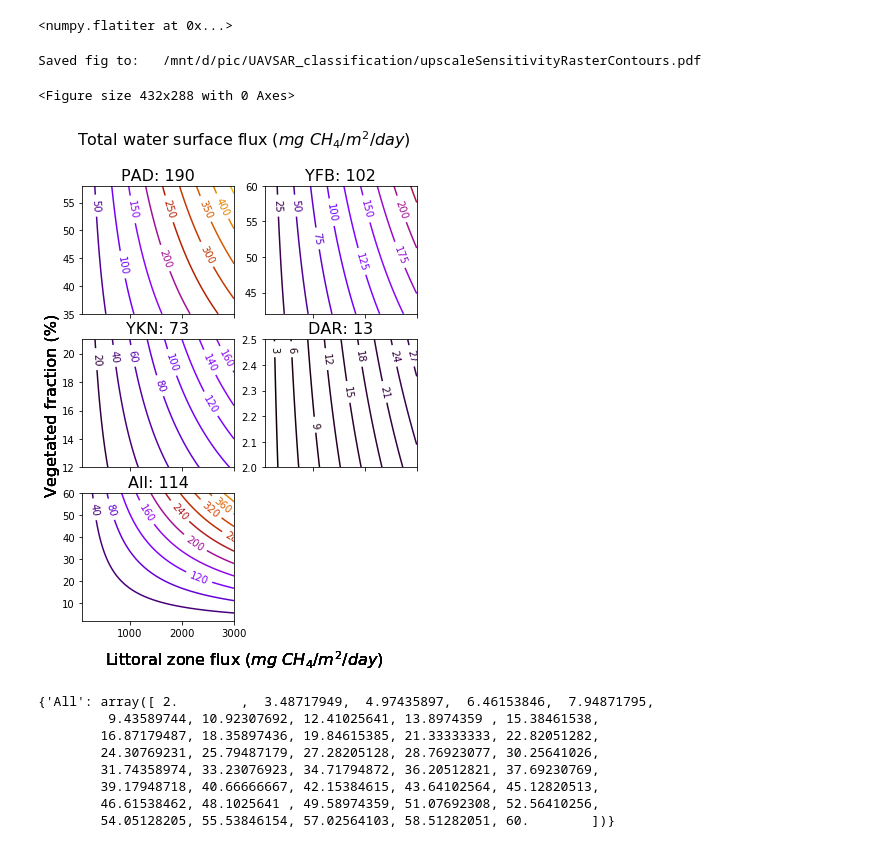
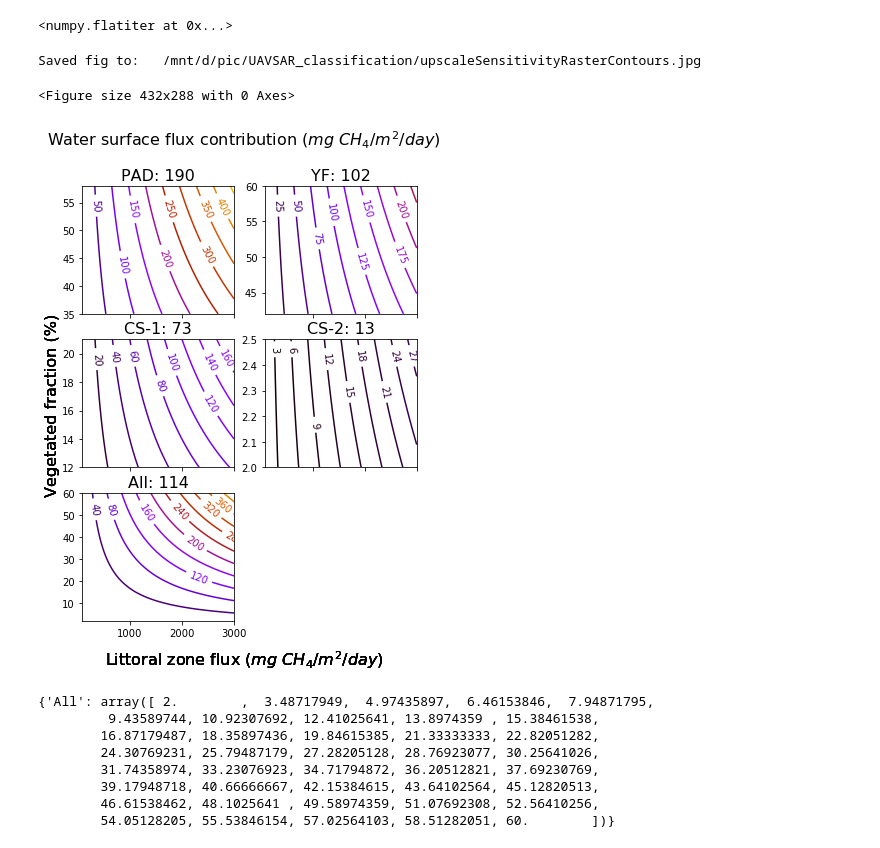
Before and after one commit to ekcomputer/random-wetlands, a Jupyter notebook: analysis/upscaleFromLandcover.ipynb, the cells around one changed output. Saved outputs shown, nothing was run; the diff lists cells and outputs as text; code cells hidden in the pictures.

```diff
--- a/analysis/upscaleFromLandcover.ipynb
+++ b/analysis/upscaleFromLandcover.ipynb
@@ -304,6 +306,10 @@ class nf(float):
     # axis
 fig, ax = plt.subplots(shape[0], shape[1], sharex=True, figsize=(6,8))
 
+    # quick fix
+# quick_title=SITES # keep unchanged
+quick_title=['PAD','YF','CS-1','CS-2','All'] # keep unchanged
+
     # loop
 for si, s in enumerate(SITES):
     idx=np.unravel_index(si, shape)
@@ -314,37 +320,39 @@ for si, s in enumerate(SITES):
     Z=SENSITIVITY[s]
 
     # Basic contour plot
     CS = ax[idx].contour(X, Y, Z, num_contours, cmap='gnuplot', vmin =0, vmax=500,
         extent=(FLUXES['EM'][0], FLUXES['EM'][1], FRACTION['EM'][si][0], FRACTION['EM'][si][1]))
 
     # Recast levels to new class
     CS.levels = [nf(val) for val in CS.levels]
 
     # Label levels with specially formatted floats
     if plt.rcParams["text.usetex"]:
         fmt = r'%r'
     else:
         fmt = '%r'
     ax[idx].clabel(CS, CS.levels, inline=True, fmt=fmt, fontsize=10)
 #     ax[idx].set_xlabel("Littoral zone flux ($mg\ CH_4 / m^2 /day$)", fontsize=f+2)
 #     ax[idx].set_ylabel('Vegetated fraction (%)', fontsize=f)
     fig.text(0.5, 0.04, "Littoral zone flux ($mg\ CH_4 / m^2 /day$)", ha='center', va='bottom', fontsize=f, FONTNAME='DejaVu Sans')
     fig.text(0.04, 0.5, 'Vegetated fraction (%)', va='center', rotation='vertical', fontsize=f, FONTNAME='sans-serif')
-    ax[idx].set_title(f'{s}: {np.mean(SENSITIVITY[s]):0.0f}', fontsize=f)
+    ax[idx].set_title(f'{quick_title[si]}: {np.mean(SENSITIVITY[s]):0.0f}', fontsize=f)
 #     plt.tight_layout()
 
     # plot format
-plt.suptitle('Total water surface flux ($mg\ CH_4 / m^2 /day$)', fontsize=f)
+plt.suptitle('Water surface flux contribution ($mg\ CH_4 / m^2 /day$)', fontsize=f)
 ax[shape[0]-1, shape[1]-1].axis('off')
 
     # save
 figPth='/mnt/d/pic/UAVSAR_classification/upscaleSensitivityRasterContours.pdf'
 plt.savefig(figPth, dpi=200)
+figPth='/mnt/d/pic/UAVSAR_classification/upscaleSensitivityRasterContours.jpg'
+plt.savefig(figPth, dpi=200)
 print('Saved fig to:\t{}'.format(figPth))
 # %% [output]
-Saved fig to:   /mnt/d/pic/UAVSAR_classification/upscaleSensitivityRasterContours.pdf
+Saved fig to:   /mnt/d/pic/UAVSAR_classification/upscaleSensitivityRasterContours.jpg
 <Figure size 432x288 with 0 Axes>
-[figure, old version]
+[figure, new version]
 # %%
 FRACTION_POSTINGS
 # %% [output]
```
Also changed, not shown: parts of 3 cells of this notebook.
